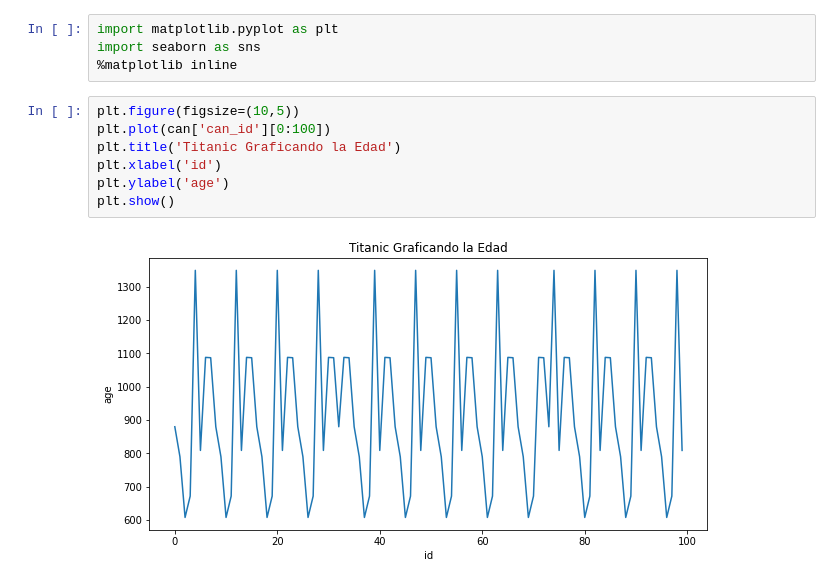
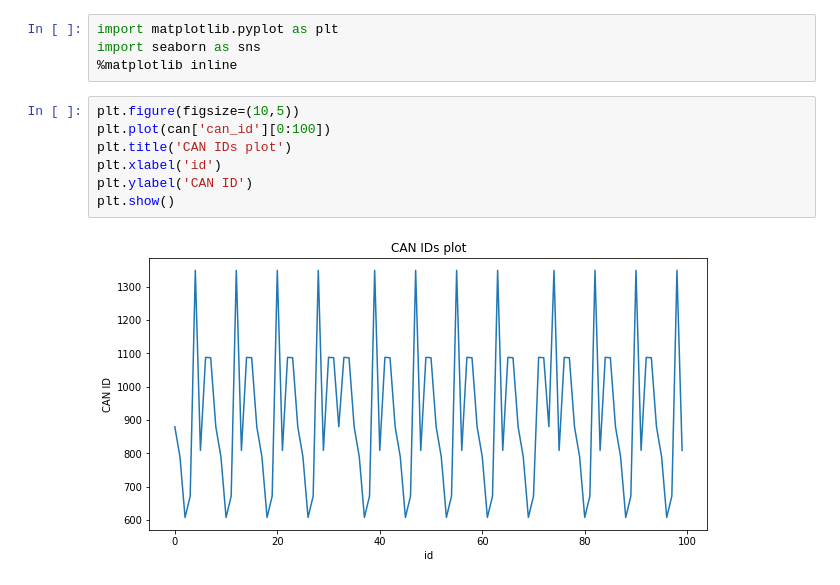
Before and after one commit to PabloT30/vehicle-testing, a Jupyter notebook: CAN_Analysis_KIA_Sportage_2015.ipynb, the cells around one changed output. Saved outputs shown, nothing was run; the diff lists cells and outputs as text.

```diff
--- a/CAN_Analysis_KIA_Sportage_2015.ipynb
+++ b/CAN_Analysis_KIA_Sportage_2015.ipynb
@@ -277,9 +277,9 @@ import seaborn as sns
 # %%
 plt.figure(figsize=(10,5))
 plt.plot(can['can_id'][0:100])
-plt.title('Titanic Graficando la Edad')
+plt.title('CAN IDs plot')
 plt.xlabel('id')
-plt.ylabel('age')
+plt.ylabel('CAN ID')
 plt.show()
 # %% [output]
-[figure, old version]
+[figure, new version]
```
